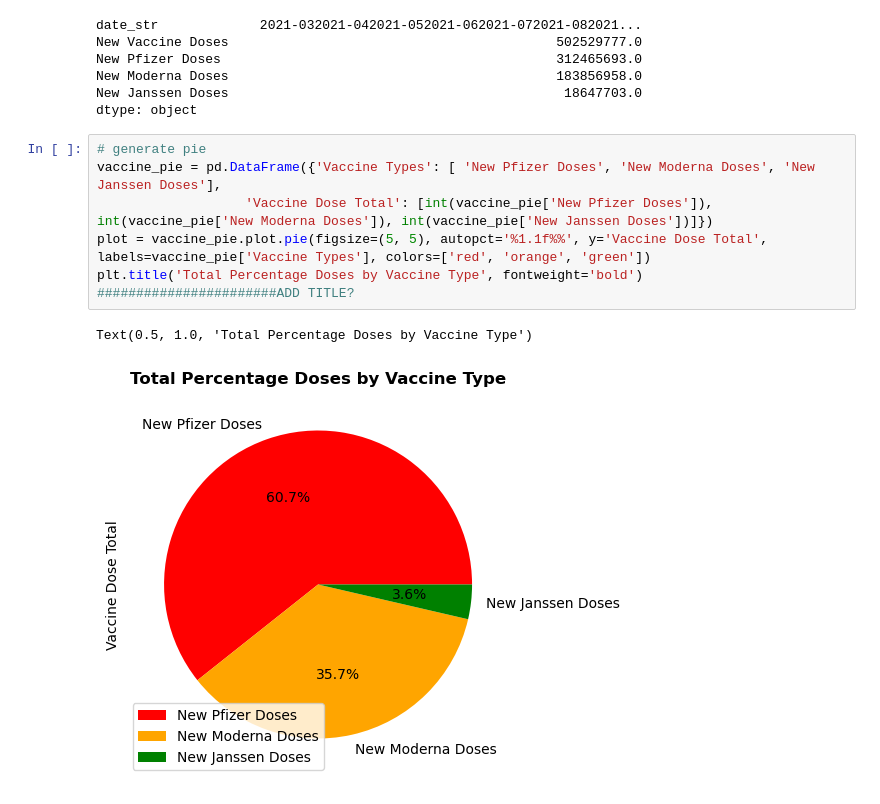
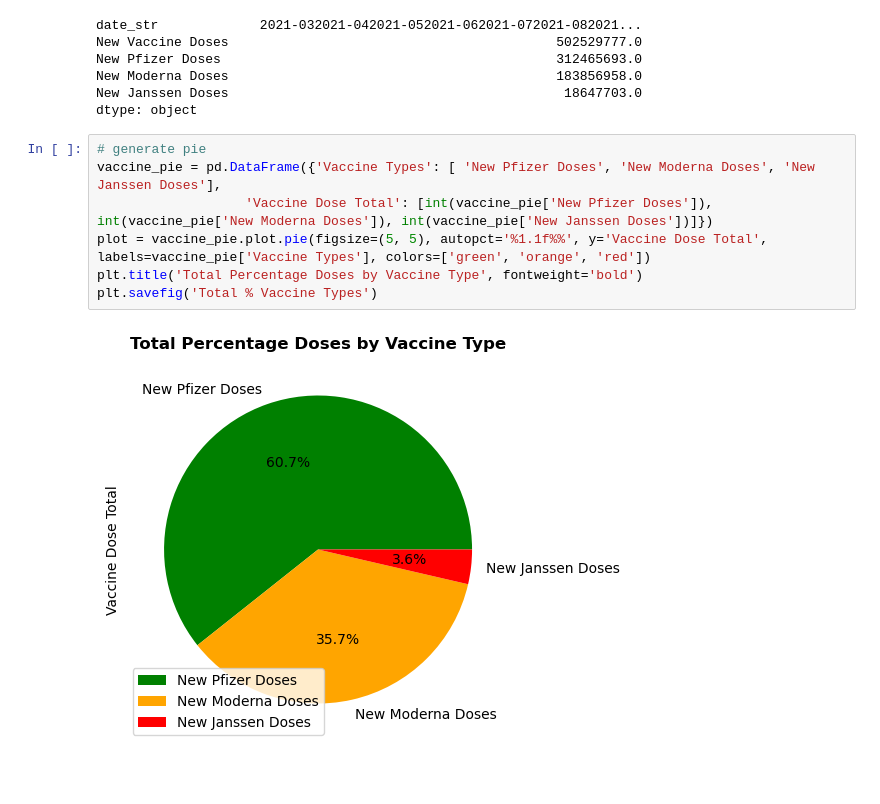
Before and after one commit to tinalina1003/Project1-Group4, a Jupyter notebook: Camille/Time Series Analysis for Time vs Vaccination Rates.ipynb, the cells around one changed output. Saved outputs shown, nothing was run; the diff lists cells and outputs as text.

```diff
--- a/Camille/Time Series Analysis for Time vs Vaccination Rates.ipynb
+++ b/Camille/Time Series Analysis for Time vs Vaccination Rates.ipynb
@@ -213,13 +211,12 @@ dtype: object
 # %%
 # generate pie
 vaccine_pie = pd.DataFrame({'Vaccine Types': [ 'New Pfizer Doses', 'New Moderna Doses', 'New Janssen Doses'],
                    'Vaccine Dose Total': [int(vaccine_pie['New Pfizer Doses']), int(vaccine_pie['New Moderna Doses']), int(vaccine_pie['New Janssen Doses'])]})
-plot = vaccine_pie.plot.pie(figsize=(5, 5), autopct='%1.1f%%', y='Vaccine Dose Total', labels=vaccine_pie['Vaccine Types'], colors=['red', 'orange', 'green'])
+plot = vaccine_pie.plot.pie(figsize=(5, 5), autopct='%1.1f%%', y='Vaccine Dose Total', labels=vaccine_pie['Vaccine Types'], colors=['green', 'orange', 'red'])
 plt.title('Total Percentage Doses by Vaccine Type', fontweight='bold')
-#######################ADD TITLE?
+plt.savefig('Total % Vaccine Types')
 # %% [output]
-Text(0.5, 1.0, 'Total Percentage Doses by Vaccine Type')
-[figure, old version]
+[figure, new version]
 # %%
 # new data frame for time series analysis: date vs new vaccine doses administered per vaccine, clean NaN
 confirmed_cases_df = vaccination_df.drop(['date',
```
Also changed, not shown: parts of 6 cells of this notebook, 6 other files.
